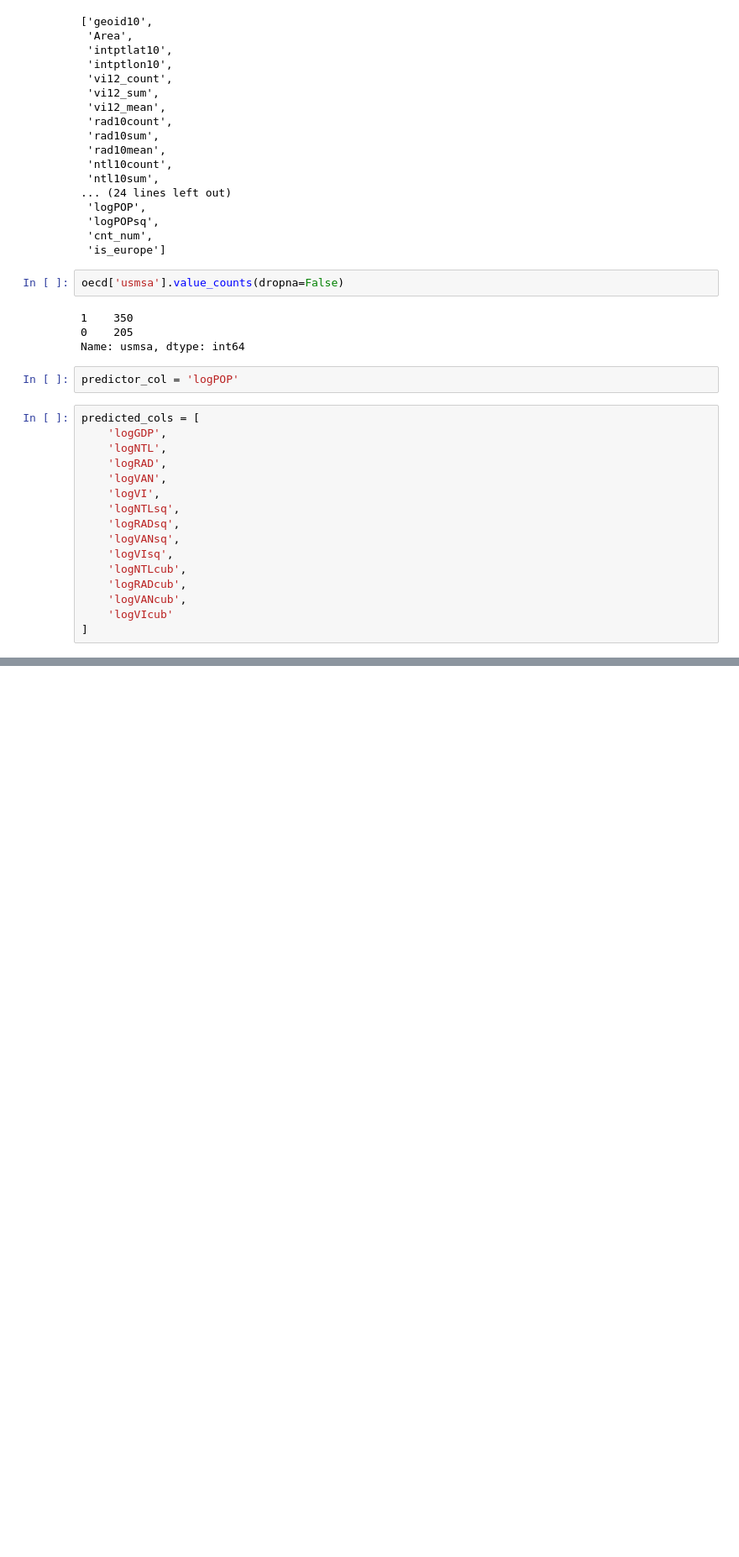
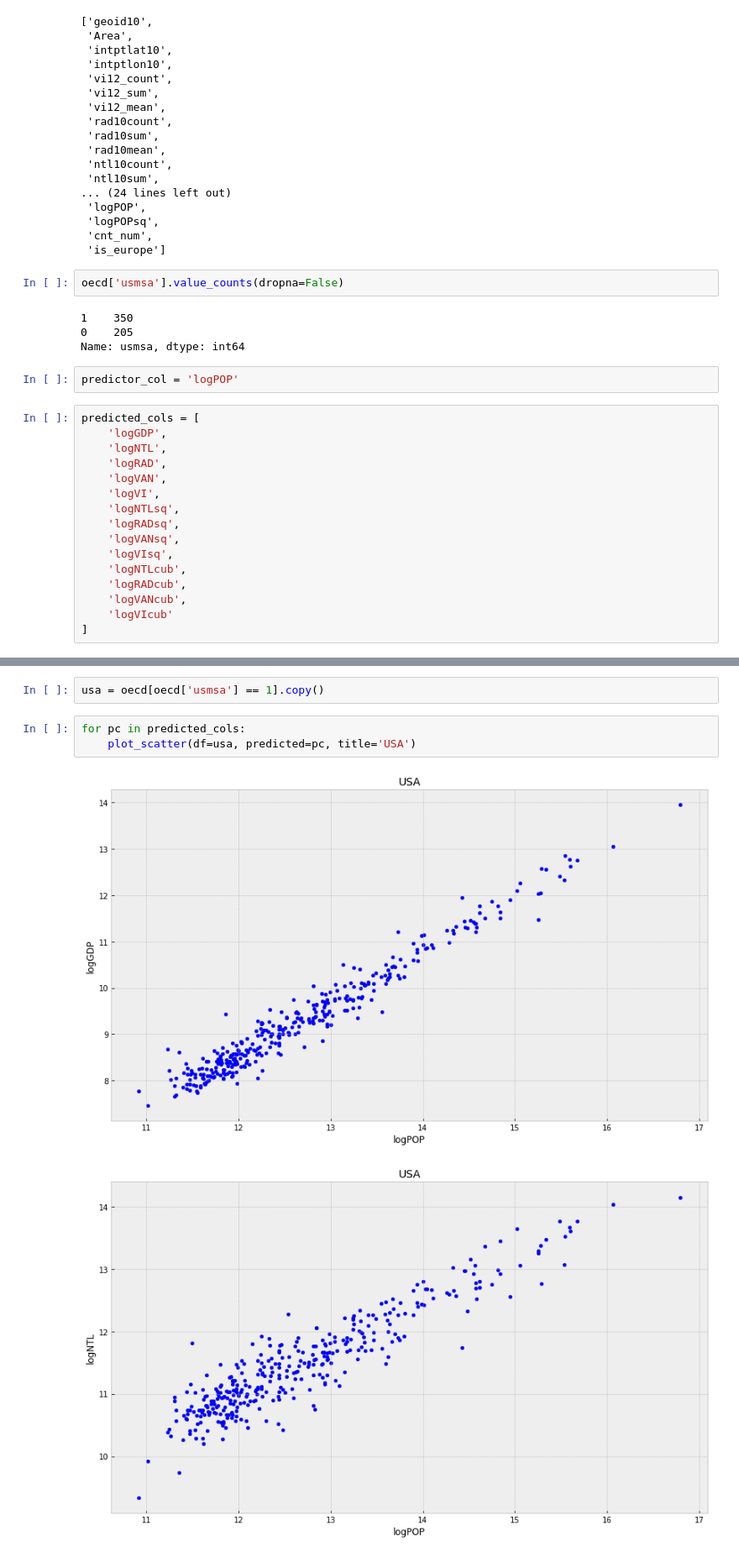
Before and after one commit to nsanthanam/lighttime, a Jupyter notebook: notebooks/plots.ipynb, the cells around one changed output, grey strips where cells are left out. Shown at 84% size. Saved outputs shown, nothing was run; the diff lists cells and outputs as text; blank space fills up the shorter version.

```diff
--- a/notebooks/plots.ipynb
+++ b/notebooks/plots.ipynb
@@ -66,0 +94,8 @@ with plt.style.context('bmh'):
+# %%
+usa = oecd[oecd['usmsa'] == 1].copy()
+# %%
+for pc in predicted_cols:
+    plot_scatter(df=usa, predicted=pc, title='USA')
+# %% [output]
+[figure, added]
+[figure, added]
```
Also changed, not shown: parts of 10 cells of this notebook.
